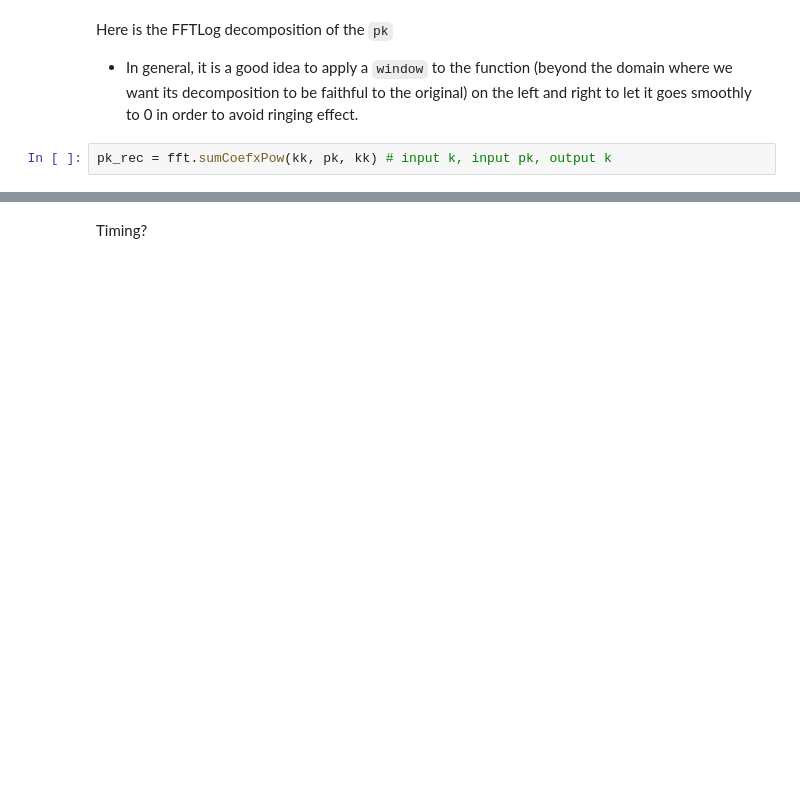
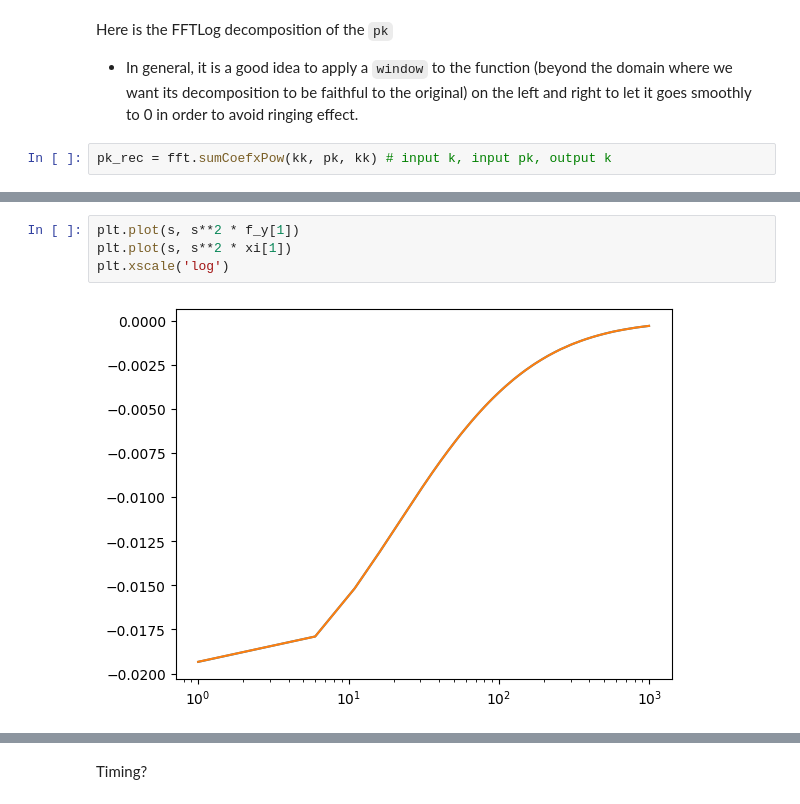
Before and after one commit to pierrexyz/fftlog, a Jupyter notebook: notebooks/examples.ipynb, the cells around one changed output, grey strips where cells are left out. Saved outputs shown, nothing was run; the diff lists cells and outputs as text; blank space fills up the shorter version.

```diff
--- a/notebooks/examples.ipynb
+++ b/notebooks/examples.ipynb
@@ -62,0 +80,6 @@ pk_rec = np.array([np.real(np.sum(Coef * ki**fft.Pow)) for ki in kk])
+# %%
+plt.plot(s, s**2 * f_y[1])
+plt.plot(s, s**2 * xi[1])
+plt.xscale('log')
+# %% [output]
+[figure, added]
```
Also changed, not shown: parts of 21 cells of this notebook, 5 other files.
